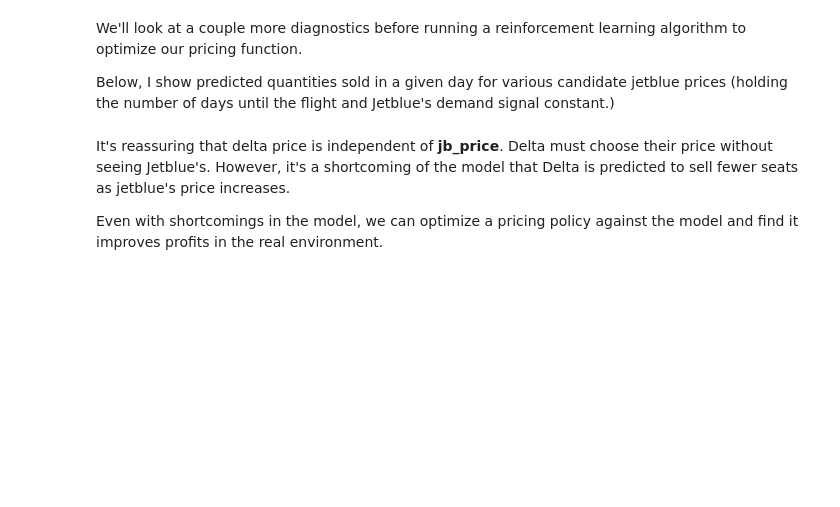
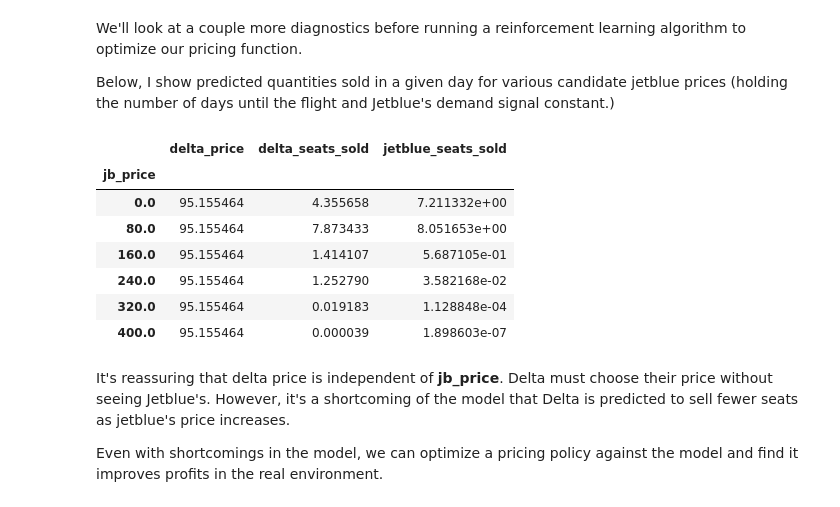
Before and after one commit to Mustapha-Wasseja/sem_policy_opt, a Jupyter notebook: main.ipynb, the cells around one changed output. Saved outputs shown, nothing was run; the diff lists cells and outputs as text; code cells hidden in the pictures; blank space fills up the shorter version.

```diff
--- a/main.ipynb
+++ b/main.ipynb
@@ -191,19 +199,28 @@ We'll look at a couple more diagnostics before running a reinforcement learning
 
 Below, I show predicted quantities sold in a given day for various candidate jetblue prices (holding the number of days until the flight and Jetblue's demand signal constant.)
 # %%
-days_before_flight = jb_demand_signal = 150
+days_before_flight = jb_demand_signal = 100
 pred_outcomes_diff_jb_prices = []
 for jb_price in np.linspace(0, MAX_DEMAND_LEVEL, 6):
     # Some extra munging here do to messiness associated with multi-input / multi-output model.
     # each input fed in as separate array to facilitate hiding jetblue_price from prediction of delta_price
     prediction_data = prep_for_keras_model([days_before_flight, jb_demand_signal, jb_price], skip_y=True)
     prediction = predictive_model.predict(prediction_data)
     delta_price, jb_seats_sold, delta_seats_sold = [i[0][0] for i in prediction]
     pred_outcomes_diff_jb_prices.append({'jb_price': jb_price,
                                          'delta_price': delta_price,
                                          'jetblue_seats_sold': jb_seats_sold,
                                          'delta_seats_sold': delta_seats_sold})
 pd.DataFrame(pred_outcomes_diff_jb_prices).set_index(['jb_price'])
+# %% [output]
+|  | delta_price | delta_seats_sold | jetblue_seats_sold |
+| jb_price |  |  |  |
+| 0.0 | 95.155464 | 4.355658 | 7.211332e+00 |
+| 80.0 | 95.155464 | 7.873433 | 8.051653e+00 |
+| 160.0 | 95.155464 | 1.414107 | 5.687105e-01 |
+| 240.0 | 95.155464 | 1.252790 | 3.582168e-02 |
+| 320.0 | 95.155464 | 0.019183 | 1.128848e-04 |
+| 400.0 | 95.155464 | 0.000039 | 1.898603e-07 |
 # %% [markdown]
 It's reassuring that delta price is independent of **jb_price**. Delta must choose their price without seeing Jetblue's.  However, it's a shortcoming of the model that Delta is predicted to sell fewer seats as jetblue's price increases.
 
```
Also changed, not shown: parts of 4 cells of this notebook.
